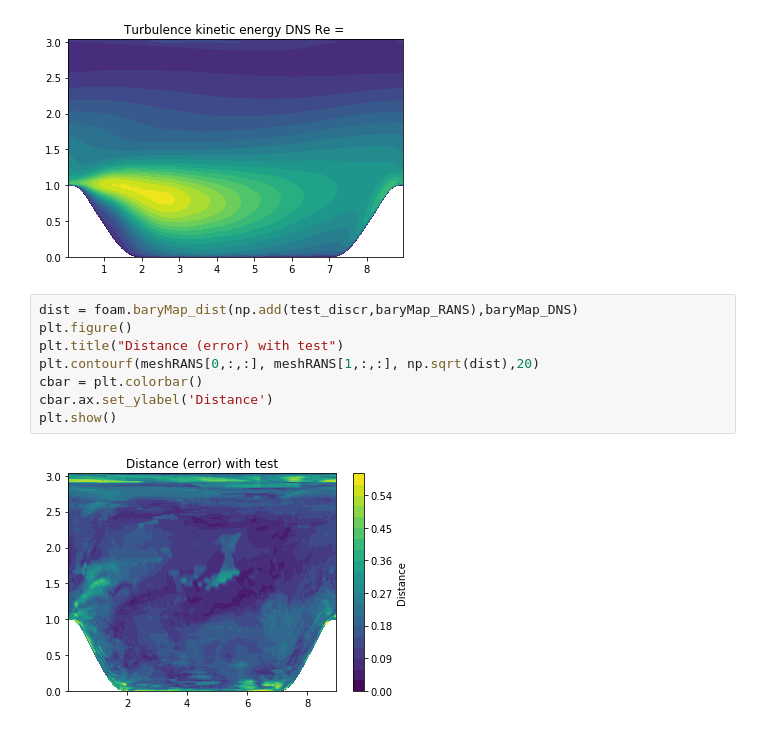
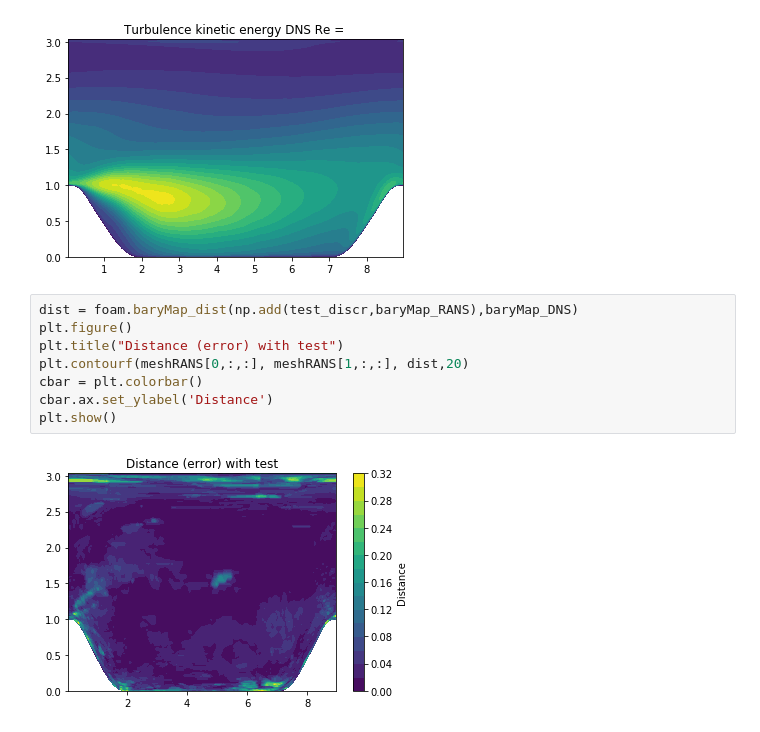
Before and after one commit to JensLangerak/minor-project-turbulence, a Jupyter notebook: RandomForrest Notebook.ipynb, the cells around one changed output. Cells and saved outputs as stored; diff of their text form.

```diff
--- a/RandomForrest Notebook.ipynb
+++ b/RandomForrest Notebook.ipynb
@@ -410,10 +410,10 @@ plt.show()
 # %%
 dist = foam.baryMap_dist(np.add(test_discr,baryMap_RANS),baryMap_DNS)
 plt.figure()
 plt.title("Distance (error) with test")
-plt.contourf(meshRANS[0,:,:], meshRANS[1,:,:], np.sqrt(dist),20)
+plt.contourf(meshRANS[0,:,:], meshRANS[1,:,:], dist,20)
 cbar = plt.colorbar()
 cbar.ax.set_ylabel('Distance')
 plt.show()
 # %% [output]
-[figure, old version]
+[figure, new version]
```
Also changed, not shown: parts of 6 cells of this notebook, 5 other files.
